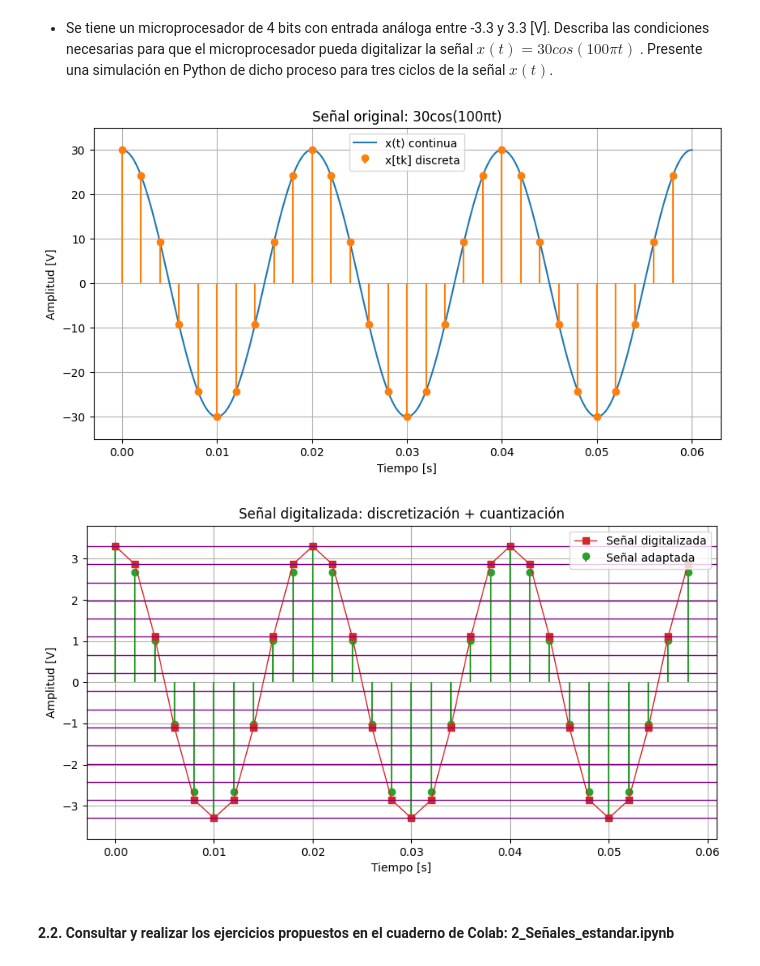
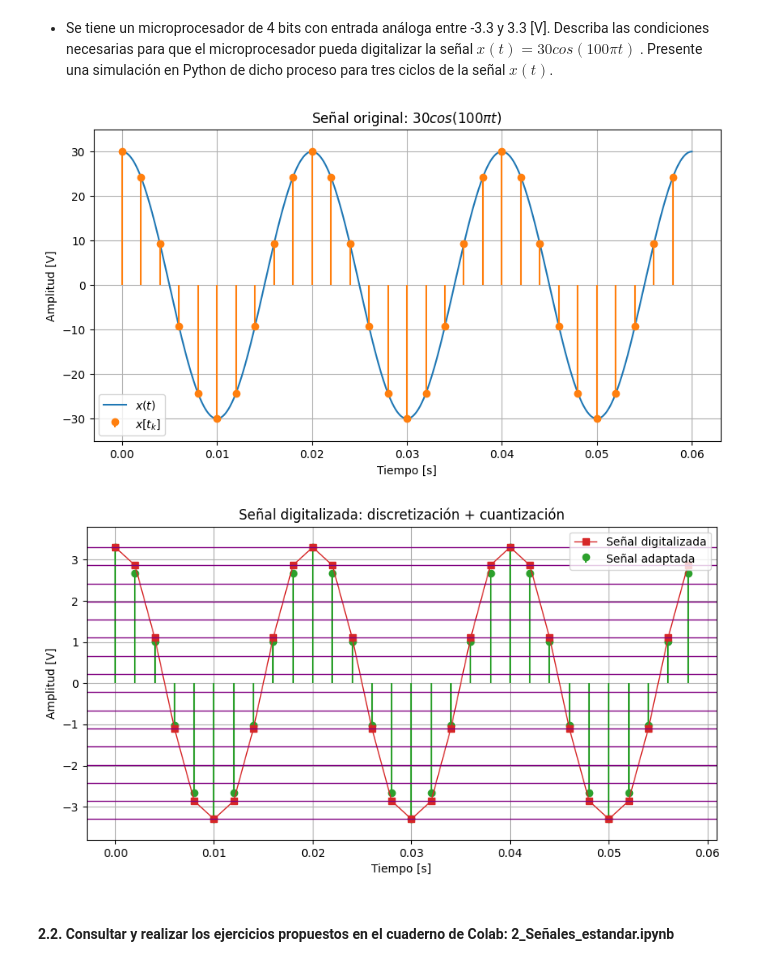
Before and after one commit to AlmondSund/SyS_2025_2, a Jupyter notebook: Taller1_SyS.ipynb, the cells around one changed output. Saved outputs shown, nothing was run; the diff lists cells and outputs as text; code cells hidden in the pictures.

Commit message:
Muchos avances en 4. Discretización de señales

```diff
--- a/Taller1_SyS.ipynb
+++ b/Taller1_SyS.ipynb
@@ -394,22 +394,22 @@ import numpy as np
 import matplotlib.pyplot as plt
 
 """Parámetros de la señal"""
-A = 30.0      # Amplitud [V]
-Fo = 50.0     # Frecuencia [Hz] (100π rad/s => 50 Hz)
-To = 1.0/Fo   # Periodo [s]
+A = 30.0       # Amplitud [V]
+F = 50.0       # Frecuencia [Hz] (100π rad/s => 50 Hz)
+T = 1.0/F      # Periodo [s]
 
 """Muestreo"""
-Fs = 10*Fo    # Frecuencia de muestreo [Hz], por Teorema de Nyquist (Fs > 2*Fo)
-Ts = 1.0/Fs   # Periodo de muestreo [s]
+F_s = 10*F     # Frecuencia de muestreo [Hz], por Teorema de Nyquist (F_s >= 2*F)
+T_s = 1.0/F_s  # Periodo de muestreo [s]
 
 """Tiempos [s]"""
-sim_time = 3*To                     # Tiempo de simulación (3 ciclos)
+sim_time = 3*T                      # Tiempo de simulación (3 ciclos)
 t = np.linspace(0, sim_time, 20000) # Tiempo continuo
-t_k = np.arange(0, sim_time, Ts)    # Tiempo discreto
+t_k = np.arange(0, sim_time, T_s)   # Tiempo discreto
 
 """Señal original [V]"""
-x_t = A*np.cos(2*np.pi*Fo*t)        # Señal continua
-x_tk = A*np.cos(2*np.pi*Fo*t_k)     # Señal muestreada
+x_t = A*np.cos(2*np.pi*F*t)         # Señal continua
+x_tk = A*np.cos(2*np.pi*F*t_k)      # Señal muestreada
 
 """Parámetros del A/D"""
 V_min, V_max = -3.3, 3.3    # Rango de voltaje del A/D [V]
@@ -425,37 +425,37 @@ x_tk_adj = gain*x_tk + offset   # Señal adaptada [V]
 levels = np.linspace(V_min, V_max, num_levels)            # Niveles de cuantización
 distances = np.abs(x_tk_adj[:, None] - levels[None, :])   # Matriz que contiene todas las distancias a cada nivel
 indices = np.argmin(distances, axis=1)                    # Mínima distancia por cada fila (axis=1 -> filas)
 x_tk_q = levels[indices]                                  # Señal digitalizada
 
 """Visualización"""
 # Gráfica 1: Señal original continua y discreta
 plt.figure(figsize=(10, 5))
-plt.plot(t, x_t, label='x(t) continua', color='C0')
-plt.stem(t_k, x_tk, label='x[tk] discreta', linefmt='C1-', markerfmt='C1o', basefmt=" ")
-plt.title('Señal original: 30cos(100πt)')
+plt.plot(t, x_t, label='$x(t)$', color='C0')
+plt.stem(t_k, x_tk, label='$x[t_k]$', linefmt='C1-', markerfmt='C1o', basefmt=" ")
+plt.title('Señal original: $30cos(100\\pi t)$')
 plt.xlabel('Tiempo [s]')
 plt.ylabel('Amplitud [V]')
 plt.ylim(-35, 35)
 plt.grid()
 plt.legend()
 plt.show()
 
 # Gráfica 2: Señal adaptada, cuantizada y niveles de cuantización (A/D)
 plt.figure(figsize=(10, 5))
 plt.stem(t_k, x_tk_adj, label='Señal adaptada', linefmt='C2-', markerfmt='C2o', basefmt=" ")
 plt.plot(t_k, x_tk_q, label='Señal digitalizada', color='C3', marker='s', linestyle='-', linewidth=1)
 # Dibujar los niveles de cuantización como rectas constantes
 for lvl in levels:
 	plt.axhline(lvl, color='purple', linewidth=1)
 plt.title('Señal digitalizada: discretización + cuantización')
 plt.xlabel('Tiempo [s]')
 plt.ylabel('Amplitud [V]')
 plt.ylim(V_min-0.5, V_max+0.5)
 plt.grid()
 plt.legend()
 plt.show()
 # %% [output]
-[figure, old version]
+[figure, new version]
 [figure]
 # %% [markdown]
 #### 2.2. Consultar y realizar los ejercicios propuestos en el cuaderno de Colab: 2_Señales_estandar.ipynb
```
Also changed, not shown: parts of 9 cells of this notebook.
